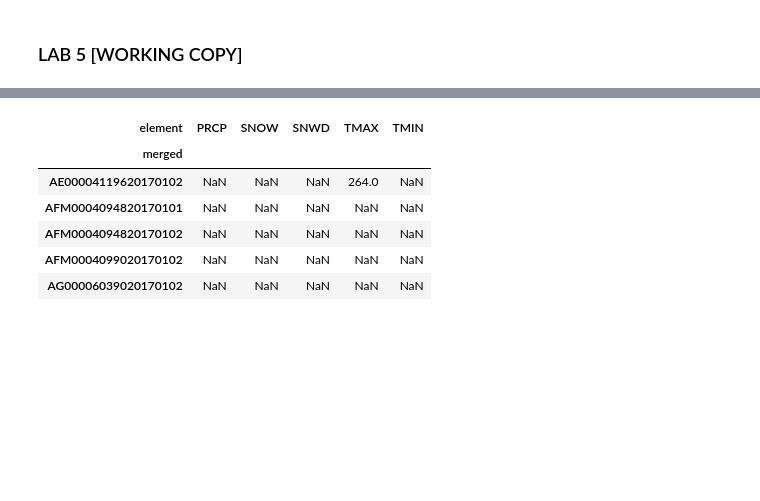
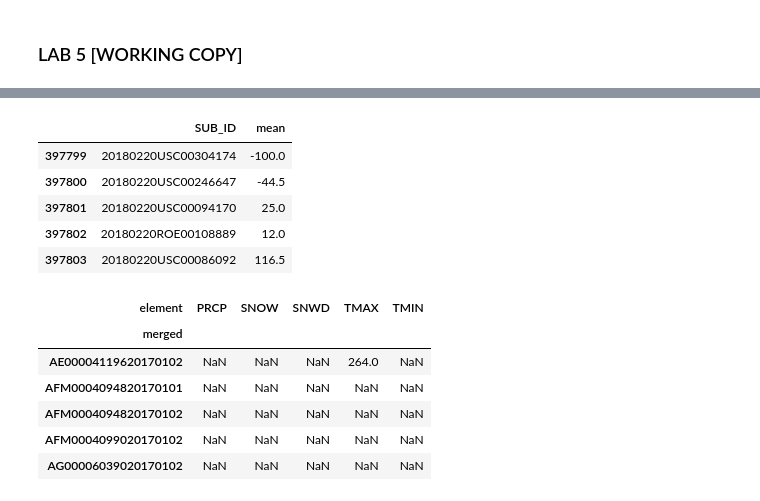
Before and after one commit to neha01mittal/dma-weather-pred, a Jupyter notebook: Lab5_working.ipynb, the cells around one changed output, grey strips where cells are left out. Cells and saved outputs as stored; diff of their text form; code cells hidden in the pictures; blank space fills up the shorter version.

```diff
--- a/Lab5_working.ipynb
+++ b/Lab5_working.ipynb
@@ -150,0 +217,6 @@ print(df_2017.shape)
+# %%
+def get_avg_2018(df):
+    return df.mean(axis = 1, skipna=True)
+    #return df
+
+df_clean['mean'] = get_avg_2018(df_clean[['TMIN_2014', 'TMIN_2015', 'TMIN_2016', 'TMIN_2017' ]])
@@ -150,0 +247,4 @@ print(df_2017.shape)
+# %%
+# Combine 2018 test data with average
+df_pred = pd.merge(df_2018_test, df_clean, how='left', on=['ID', 'date_mm_dd'])
+df_pred[df_pred['mean'].isnull()]
@@ -150,0 +253,4 @@ print(df_2017.shape)
+# %%
+df_pred_formatted = df_pred[['ID', 'DATE', 'mean']]
+df_pred_formatted['mean'].fillna(0, inplace=True)
+df_pred_formatted['SUB_ID'] = df_pred_formatted[['DATE','ID']].apply(lambda x : '{}{}'.format(x[0],x[1]), axis=1)
@@ -150,0 +267,11 @@ print(df_2017.shape)
+# %%
+df_final = df_pred_formatted[['SUB_ID', 'mean']]
+# %%
+df_final.tail()
+# %% [output]
+|  | SUB_ID | mean |
+| 397799 | 20180220USC00304174 | -100.0 |
+| 397800 | 20180220USC00246647 | -44.5 |
+| 397801 | 20180220USC00094170 | 25.0 |
+| 397802 | 20180220ROE00108889 | 12.0 |
+| 397803 | 20180220USC00086092 | 116.5 |
```
Also changed, not shown: parts of 43 cells of this notebook, 1 other file.
